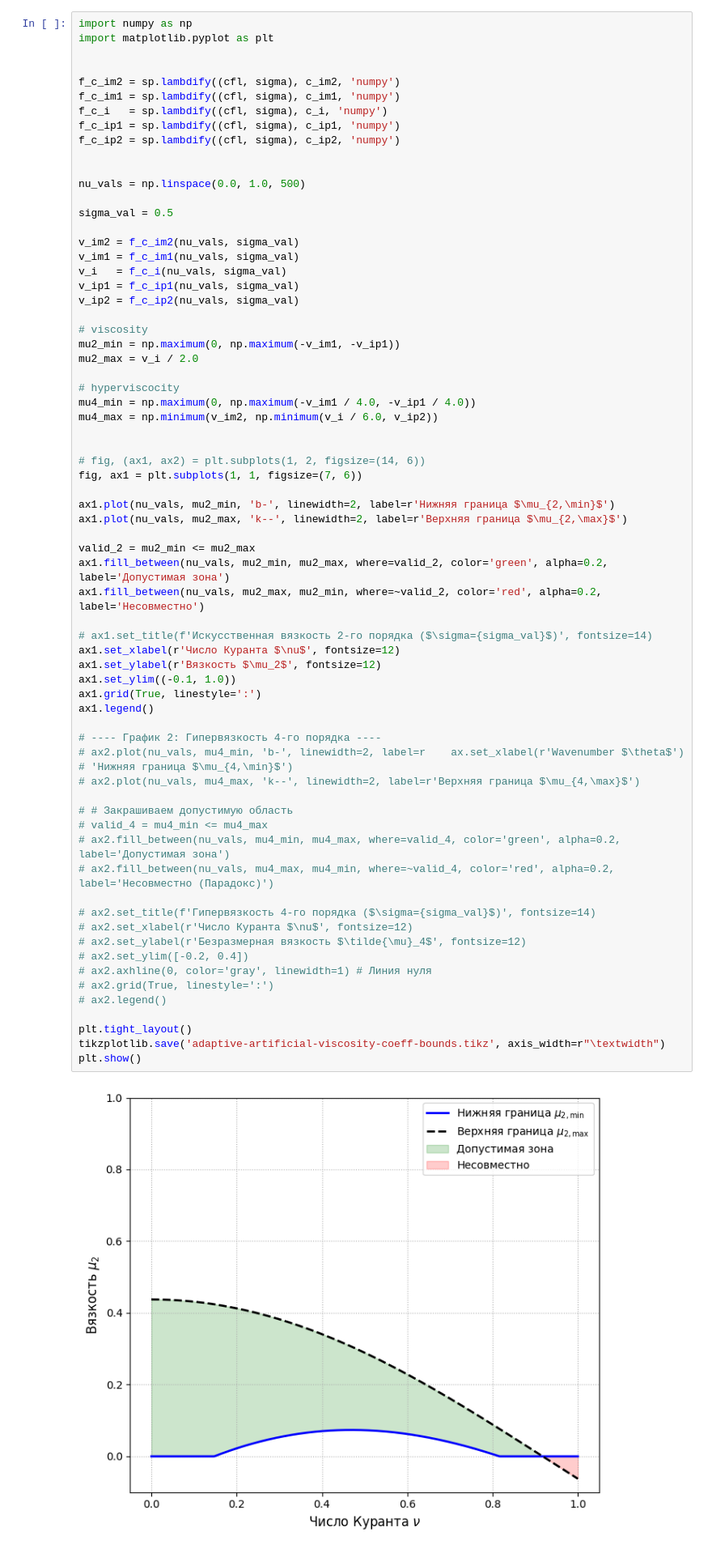
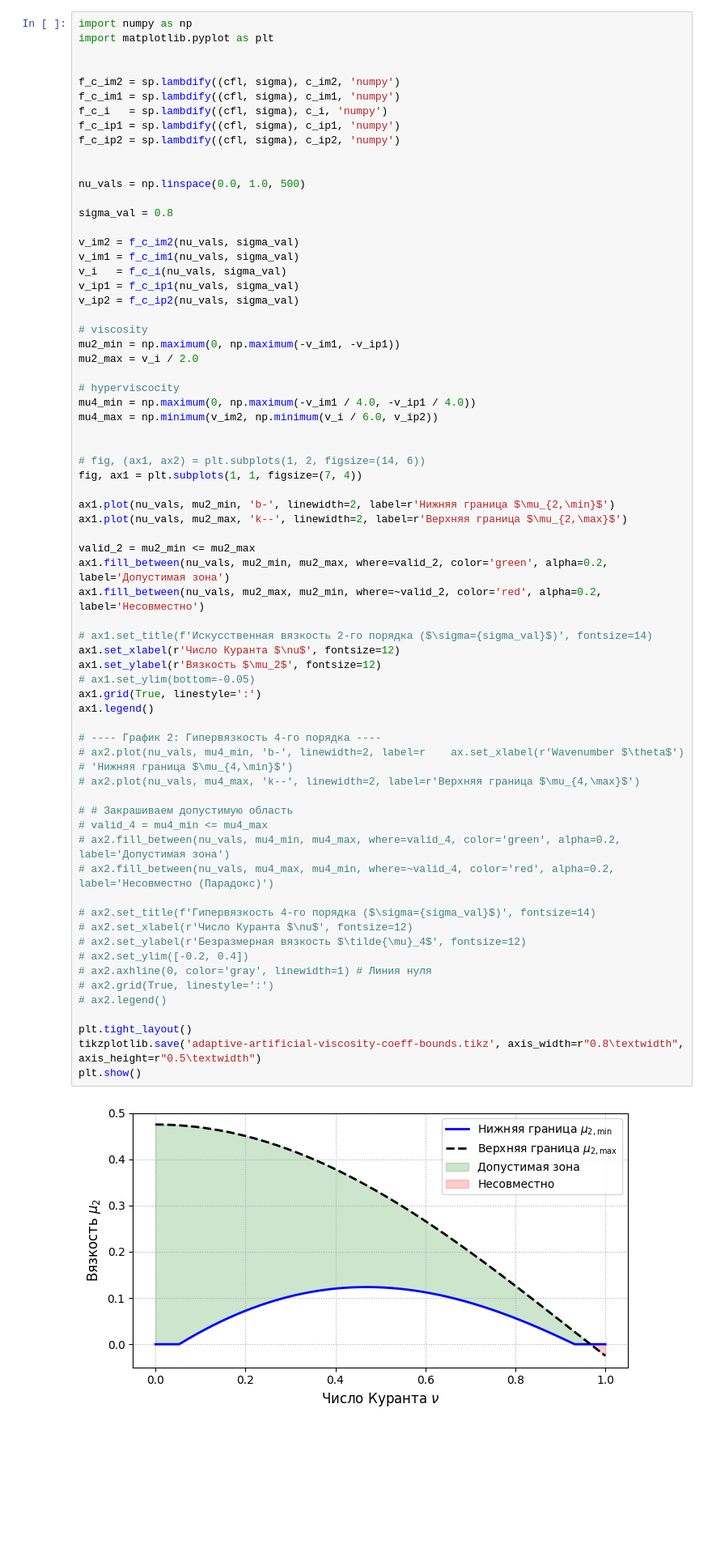
Before and after one commit to ukolov-ivan/mipt-vkr, a Jupyter notebook: src/sym.ipynb, the cells around one changed output. Shown at 81% size. Drawn from its saved outputs; the diff is of its cells as text; blank space fills up the shorter version.

Commit message:
Adjusted plot

```diff
--- a/src/sym.ipynb
+++ b/src/sym.ipynb
@@ -1148,7 +1148,7 @@ f_c_ip2 = sp.lambdify((cfl, sigma), c_ip2, 'numpy')
 
 nu_vals = np.linspace(0.0, 1.0, 500)
 
-sigma_val = 0.5
+sigma_val = 0.8
 
 v_im2 = f_c_im2(nu_vals, sigma_val)
 v_im1 = f_c_im1(nu_vals, sigma_val)
@@ -1166,7 +1166,7 @@ mu4_max = np.minimum(v_im2, np.minimum(v_i / 6.0, v_ip2))
 
 
 # fig, (ax1, ax2) = plt.subplots(1, 2, figsize=(14, 6))
-fig, ax1 = plt.subplots(1, 1, figsize=(7, 6))
+fig, ax1 = plt.subplots(1, 1, figsize=(7, 4))
 
 ax1.plot(nu_vals, mu2_min, 'b-', linewidth=2, label=r'Нижняя граница $\mu_{2,\min}$')
 ax1.plot(nu_vals, mu2_max, 'k--', linewidth=2, label=r'Верхняя граница $\mu_{2,\max}$')
@@ -1175,36 +1175,36 @@ valid_2 = mu2_min <= mu2_max
 ax1.fill_between(nu_vals, mu2_min, mu2_max, where=valid_2, color='green', alpha=0.2, label='Допустимая зона')
 ax1.fill_between(nu_vals, mu2_max, mu2_min, where=~valid_2, color='red', alpha=0.2, label='Несовместно')
 
 # ax1.set_title(f'Искусственная вязкость 2-го порядка ($\sigma={sigma_val}$)', fontsize=14)
 ax1.set_xlabel(r'Число Куранта $\nu$', fontsize=12)
 ax1.set_ylabel(r'Вязкость $\mu_2$', fontsize=12)
-ax1.set_ylim((-0.1, 1.0))
+# ax1.set_ylim(bottom=-0.05)
 ax1.grid(True, linestyle=':')
 ax1.legend()
 
 # ---- График 2: Гипервязкость 4-го порядка ----
 # ax2.plot(nu_vals, mu4_min, 'b-', linewidth=2, label=r    ax.set_xlabel(r'Wavenumber $\theta$')
 # 'Нижняя граница $\mu_{4,\min}$')
 # ax2.plot(nu_vals, mu4_max, 'k--', linewidth=2, label=r'Верхняя граница $\mu_{4,\max}$')
 
 # # Закрашиваем допустимую область
 # valid_4 = mu4_min <= mu4_max
 # ax2.fill_between(nu_vals, mu4_min, mu4_max, where=valid_4, color='green', alpha=0.2, label='Допустимая зона')
 # ax2.fill_between(nu_vals, mu4_max, mu4_min, where=~valid_4, color='red', alpha=0.2, label='Несовместно (Парадокс)')
 
 # ax2.set_title(f'Гипервязкость 4-го порядка ($\sigma={sigma_val}$)', fontsize=14)
 # ax2.set_xlabel(r'Число Куранта $\nu$', fontsize=12)
 # ax2.set_ylabel(r'Безразмерная вязкость $\tilde{\mu}_4$', fontsize=12)
 # ax2.set_ylim([-0.2, 0.4])
 # ax2.axhline(0, color='gray', linewidth=1) # Линия нуля
 # ax2.grid(True, linestyle=':')
 # ax2.legend()
 
 plt.tight_layout()
-tikzplotlib.save('adaptive-artificial-viscosity-coeff-bounds.tikz', axis_width=r"\textwidth")
+tikzplotlib.save('adaptive-artificial-viscosity-coeff-bounds.tikz', axis_width=r"0.8\textwidth", axis_height=r"0.5\textwidth")
 plt.show()
 # %% [output]
-[figure, old version]
+[figure, new version]
 # %% [markdown]
 ### Numerical results
 # %%
```
Also changed, not shown: 1 other file.
